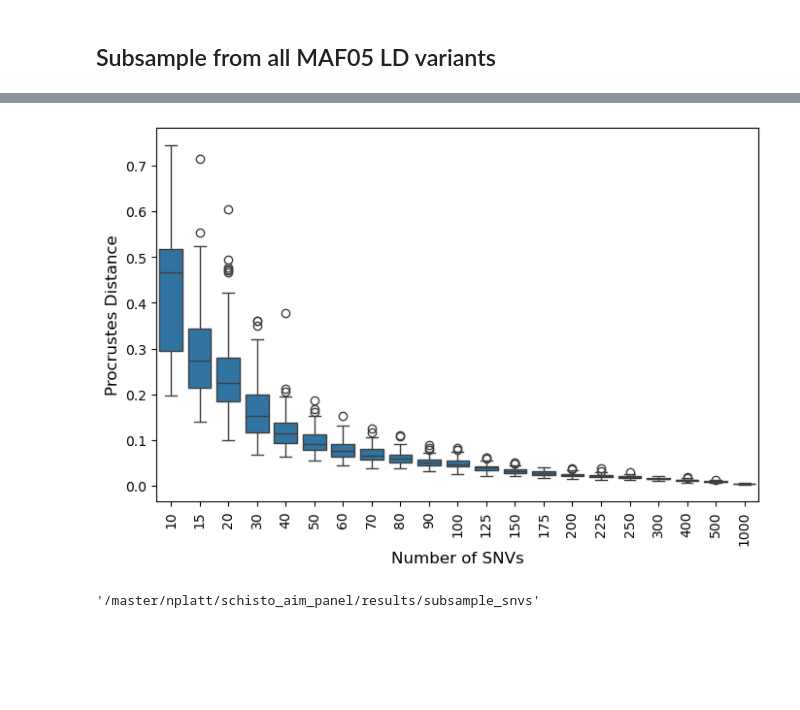
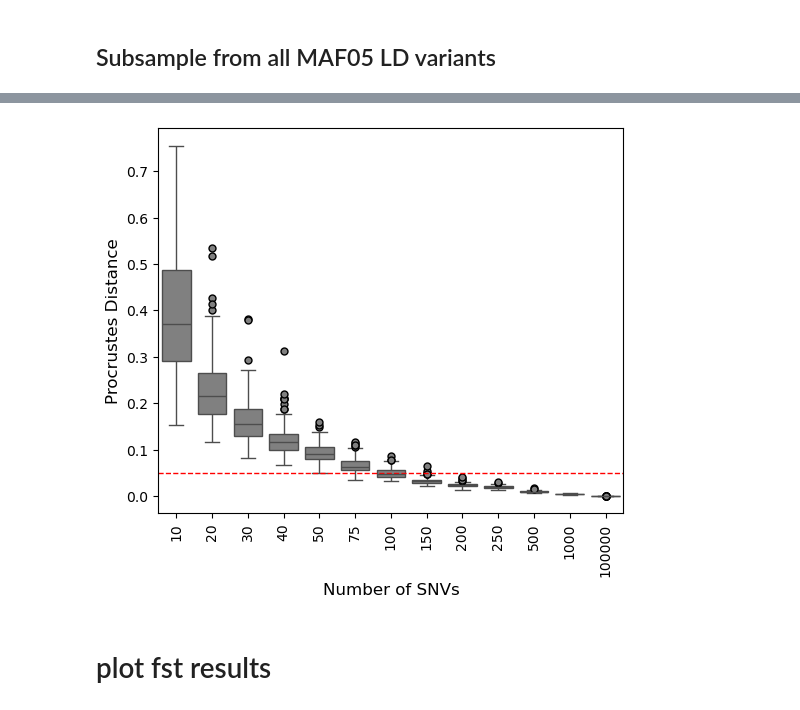
Before and after one commit to nealplatt/schisto_aim_panel, a Jupyter notebook: code/aim_panel_development.ipynb, the cells around one changed output, grey strips where cells are left out. Drawn from its saved outputs; the diff is of its cells as text; code cells hidden in the pictures; blank space fills up the shorter version.

```diff
--- a/code/aim_panel_development.ipynb
+++ b/code/aim_panel_development.ipynb
@@ -398,12 +305,19 @@ os.chdir(f"{results_dir}/subsample_snvs")
 
 # Define constants
 input_vcf = f"{results_dir}/prep_vcf/scan_autosomes_maf05_ld.vcf"
+input_sh_list = f"{results_dir}/prep_vcf/sh.list"
+input_sb_list = f"{results_dir}/prep_vcf/sb.list"
+input_south_list = f"{results_dir}/prep_vcf/sh_s.list"
+input_north_list = f"{results_dir}/prep_vcf/sh_n.list"
+output_fst_dir = f"{results_dir}/fst"
+
+
 all_snvs_df = pd.read_csv(f"{results_dir}/pca/pca.eigenvec.var", sep="\t", header=0)
-target_n_snvs = [1000, 500, 400, 300, 250, 225, 200, 175, 150, 125, 100, 90, 80, 70, 60, 50, 40, 30, 20, 15, 10, 5, 4, 3, 2]
+target_n_snvs = [100_000, 1_000, 500, 250, 200, 150, 100, 75, 50, 40, 30, 20, 10]
 replicates = 100
 
 # Loop over PCA types
-for pca_type in ["all", "inf"]:
+for pca_type in ["all"]:
 
     # Loop over target SNV counts and replicates
     for n_snvs in target_n_snvs:
@@ -429,15 +343,24 @@ for pca_type in ["all", "inf"]:
 #$ -cwd
 #$ -S /bin/bash
 #$ -q all.q
-#$ -pe smp 2
+#$ -pe smp 1
 #$ -N {run_name}
 #$ -o {output_stdout}
 #$ -e {output_stderr}
 
 conda run -n popgen --live-stream --cwd . vcftools --vcf {input_vcf} --snps {output_snv_list} --recode --recode-INFO-all --stdout > {output_vcf}
-sleep 20s
 
-conda run -n popgen --live-stream --cwd . plink2 --threads 2 --vcf {output_vcf} --pca 10 --double-id --allow-extra-chr --out {output_plink}
+sleep 10s
+
+conda run -n popgen --live-stream --cwd . plink2 --threads 1 --vcf {output_vcf} --pca 10 --double-id --allow-extra-chr --out {output_plink}
+conda run -n popgen --live-stream --cwd . vcftools --weir-fst-pop {input_south_list} --weir-fst-pop {input_north_list} --vcf {output_vcf} --out {output_fst_dir}/south_v_north.{run_name} >{output_fst_dir}/south_v_north.{run_name}.log 2>&1
+conda run -n popgen --live-stream --cwd . vcftools --weir-fst-pop {input_south_list} --weir-fst-pop {input_sb_list} --vcf {output_vcf} --out {output_fst_dir}/south_v_sbov.{run_name} >{output_fst_dir}/south_v_sbov.{run_name}.log 2>&1
+conda run -n popgen --live-stream --cwd . vcftools --weir-fst-pop {input_north_list} --weir-fst-pop {input_sb_list} --vcf {output_vcf} --out {output_fst_dir}/north_v_sbov.{run_name} >{output_fst_dir}/north_v_sbov.{run_name}.log 2>&1
+conda run -n popgen --live-stream --cwd . vcftools --weir-fst-pop {input_sh_list}   --weir-fst-pop {input_sb_list} --vcf {output_vcf} --out {output_fst_dir}/shae_v_sbov.{run_name} >{output_fst_dir}/shae_v_sbov.{run_name}.log 2>&1
+conda run -n popgen --live-stream --cwd . vcftools --weir-fst-pop {input_south_list} --weir-fst-pop {input_north_list} --weir-fst-pop {input_sb_list} --vcf {output_vcf} --out {output_fst_dir}/global.{run_name} >{output_fst_dir}/global.{run_name}.log 2>&1
+
+sleep 10s
+
 """
 
             # Write shell script to file
@@ -477,7 +400,7 @@ proj_dir="/master/nplatt/schisto_aim_panel"
 results_dir=f"{proj_dir}/results"
 os.chdir(f"{results_dir}/subsample_snvs")
 
-target_n_snvs = [1000, 500, 400, 300, 250, 225, 200, 175, 150, 125, 100, 90, 80, 70, 60, 50, 40, 30, 20, 15, 10, 5, 4, 3, 2]
+target_n_snvs = [100_000, 1_000, 500, 250, 200, 150, 100, 75, 50, 40, 30, 20, 10]
 replicates = 100
 
 procrustes_distances=[]
@@ -559,29 +482,33 @@ procrustes_df
 # %%
 import matplotlib.pyplot as plt
 import seaborn as sns
 
 # Create a boxplot grouped by 'n_snvs' using 'procrustes_distance' as values
-plt.figure(figsize=(8, 5))
-sns.boxplot(x="n_snvs", y="procrustes_distance", data=procrustes_df.loc[procrustes_df["n_snvs"]>=10])
-
+plt.figure(figsize=(6, 5))
+sns.boxplot(x="n_snvs",
+            y="procrustes_distance",
+            data=procrustes_df.loc[procrustes_df["n_snvs"]>=10],
+            color="grey",
+            flierprops=dict(marker='o', markerfacecolor='grey', markeredgecolor='black', markersize=5, linestyle="none")
+           )
 # Set labels and title
 plt.xlabel("Number of SNVs", fontsize=12)
 plt.xticks(rotation=90)
 plt.ylabel("Procrustes Distance", fontsize=12)
 #plt.title("Boxplot of Procrustes Distance by Number of SNVs", fontsize=14)
+
+plt.axhline(y=0.05, color='red', linestyle='--', linewidth=1)
 
 # Adjust layout
 # plt.tight_layout()
 
 # Save the figure
 plt.savefig(f"all.procrustes.png", facecolor="white", dpi=600, bbox_inches="tight")
 plt.savefig(f"all.procrustes.svg")
 
 # Show the plot
 plt.show()
 # %% [output]
-[figure, old version]
+[figure, new version]
-# %%
-pwd
-# %% [output]
-'/master/nplatt/schisto_aim_panel/results/subsample_snvs'
+# %% [markdown]
+# plot fst results
```
Also changed, not shown: parts of 60 cells of this notebook.
